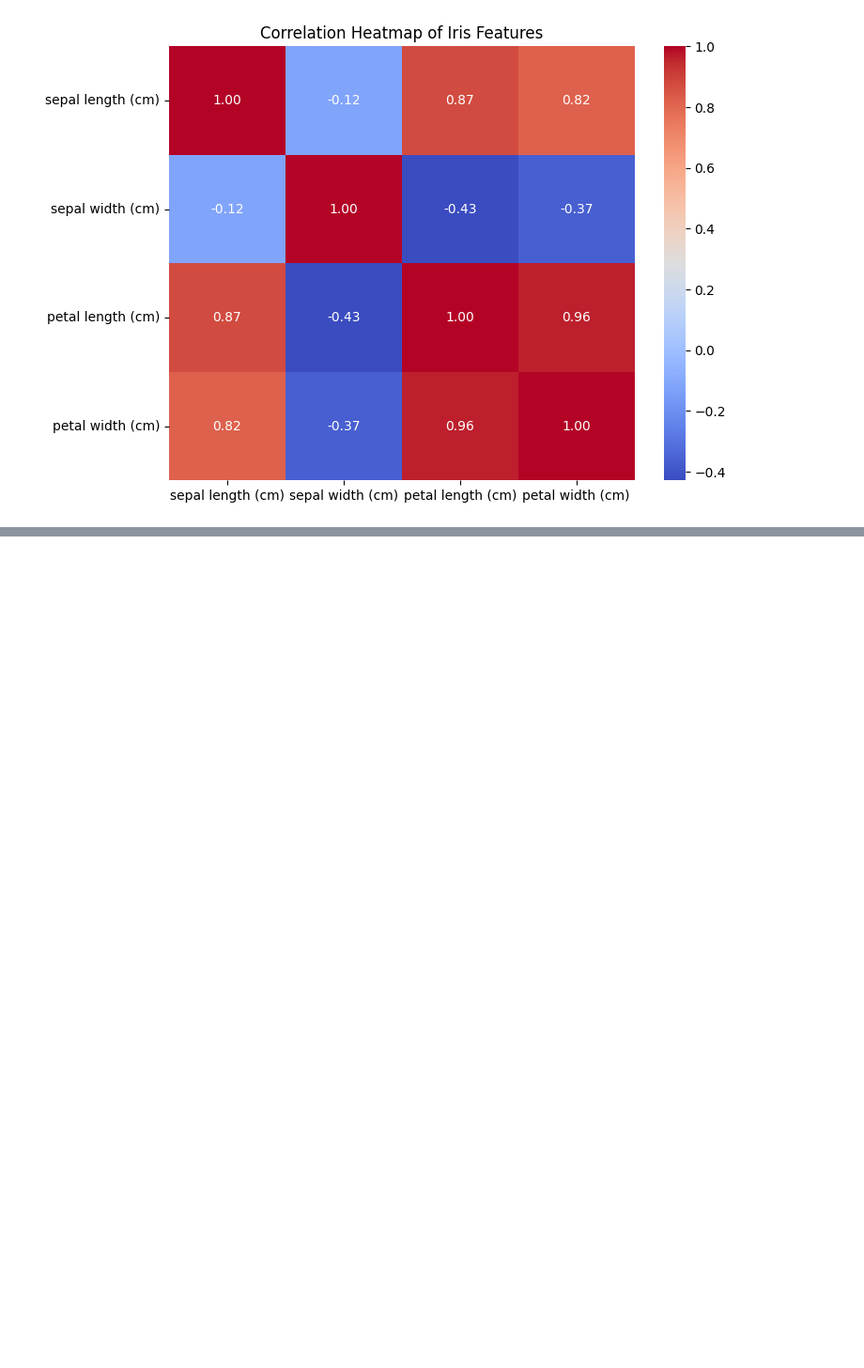
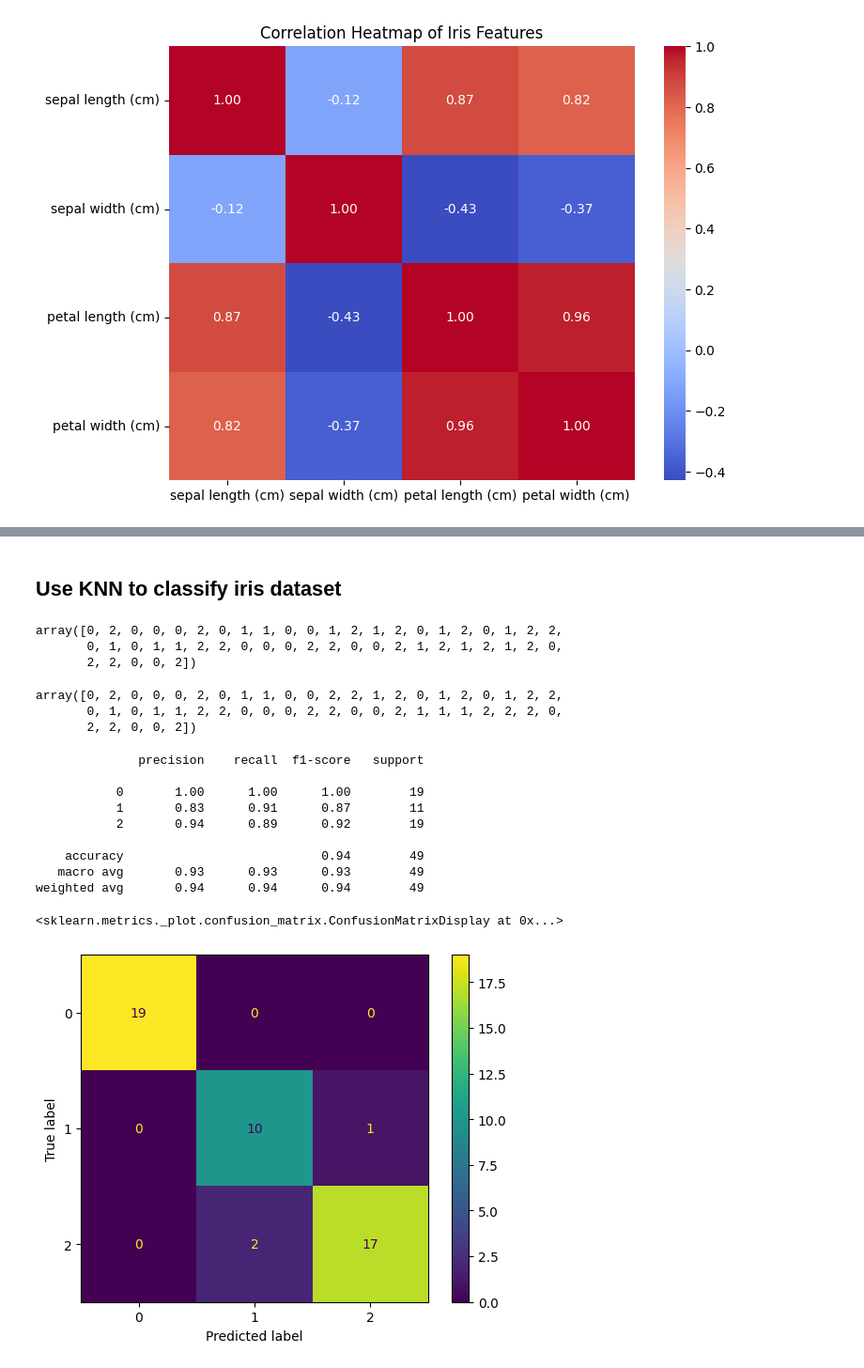
Before and after one commit to glennart8/ai_engineering_henrik_pilback, a Jupyter notebook: Exercises/exercise_2_Iris_dataset.ipynb, the cells around one changed output, grey strips where cells are left out. Shown at 94% size. Saved outputs shown, nothing was run; the diff lists cells and outputs as text; code cells hidden in the pictures; blank space fills up the shorter version.

```diff
--- a/Exercises/exercise_2_Iris_dataset.ipynb
+++ b/Exercises/exercise_2_Iris_dataset.ipynb
@@ -213,0 +437,39 @@ plt.show()
+# %% [markdown]
+## Use KNN to classify iris dataset
+# %%
+from sklearn.neighbors import KNeighborsClassifier
+
+model_KN = KNeighborsClassifier(n_neighbors=3)
+model_KN.fit(scaled_X_train, y_train)
+
+y_pred_KN = model_KN.predict(scaled_X_test)
+y_pred_KN
+# %% [output]
+array([0, 2, 0, 0, 0, 2, 0, 1, 1, 0, 0, 1, 2, 1, 2, 0, 1, 2, 0, 1, 2, 2,
+       0, 1, 0, 1, 1, 2, 2, 0, 0, 0, 2, 2, 0, 0, 2, 1, 2, 1, 2, 1, 2, 0,
+       2, 2, 0, 0, 2])
+# %%
+y_test.values
+# %% [output]
+array([0, 2, 0, 0, 0, 2, 0, 1, 1, 0, 0, 2, 2, 1, 2, 0, 1, 2, 0, 1, 2, 2,
+       0, 1, 0, 1, 1, 2, 2, 0, 0, 0, 2, 2, 0, 0, 2, 1, 1, 1, 2, 2, 2, 0,
+       2, 2, 0, 0, 2])
+# %%
+from sklearn.metrics import confusion_matrix, ConfusionMatrixDisplay,classification_report
+
+print(classification_report(y_test,y_pred_KN))
+
+cm = confusion_matrix(y_test, y_pred_KN)
+ConfusionMatrixDisplay(cm).plot()
+# %% [output]
+              precision    recall  f1-score   support
+
+           0       1.00      1.00      1.00        19
+           1       0.83      0.91      0.87        11
+           2       0.94      0.89      0.92        19
+
+    accuracy                           0.94        49
+   macro avg       0.93      0.93      0.93        49
+weighted avg       0.94      0.94      0.94        49
+<sklearn.metrics._plot.confusion_matrix.ConfusionMatrixDisplay at 0x...>
+[figure, added]
```
Also changed, not shown: parts of 25 cells of this notebook, 7 other files.
